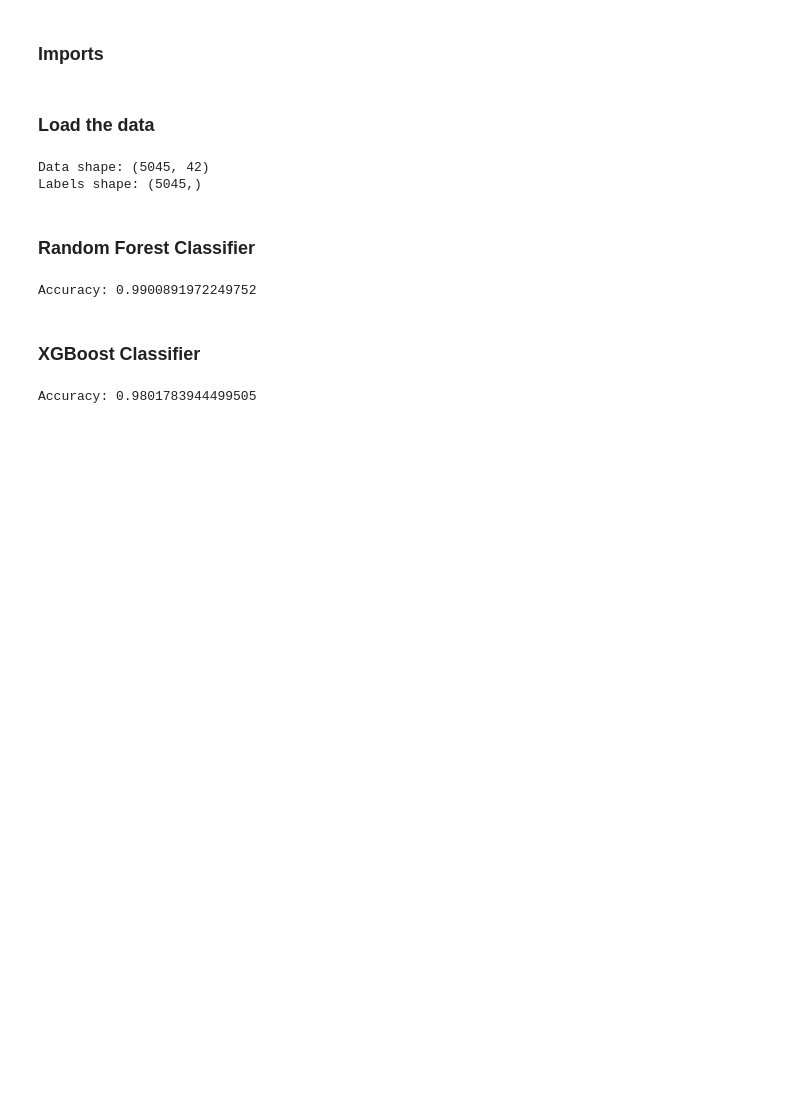
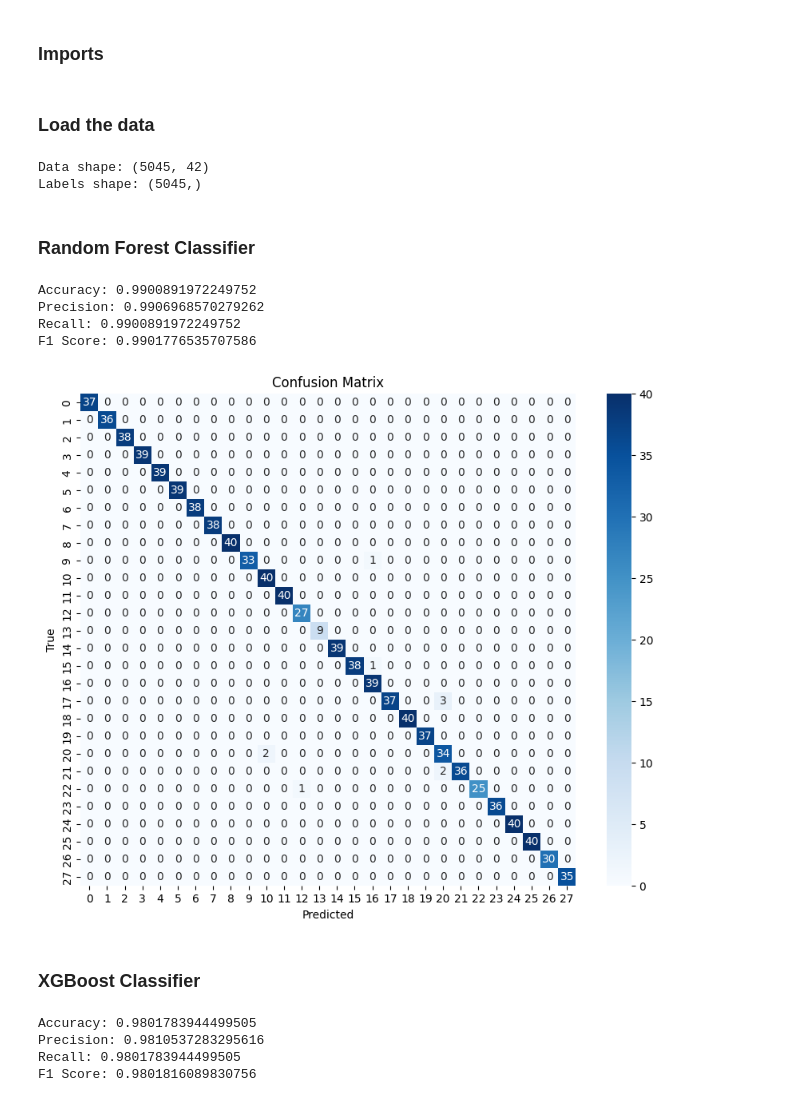
Before and after one commit to acyeow/asl_alphabet, a Jupyter notebook: 02_training_asl_alphabet.ipynb, the cells around one changed output. Saved outputs shown, nothing was run; the diff lists cells and outputs as text; code cells hidden in the pictures; blank space fills up the shorter version.

Commit message:
mlp and confusion matrix to visualize outputs

```diff
--- a/02_training_asl_alphabet.ipynb
+++ b/02_training_asl_alphabet.ipynb
@@ -28,14 +30,35 @@ x_train, x_test, y_train, y_test = train_test_split(data, labels, test_size=0.2,
 model = RandomForestClassifier(n_estimators=100, random_state=42)
 model.fit(x_train, y_train)
 y_pred = model.predict(x_test)
+
 accuracy = accuracy_score(y_test, y_pred)
+precision = precision_score(y_test, y_pred, average='weighted')
+recall = recall_score(y_test, y_pred, average='weighted')
+f1 = f1_score(y_test, y_pred, average='weighted')
+conf_matrix = confusion_matrix(y_test, y_pred)
+
 print(f'Accuracy: {accuracy}')
+print(f'Precision: {precision}')
+print(f'Recall: {recall}')
+print(f'F1 Score: {f1}')
 
 f = open('random_forest_baseline.pkl', 'wb')
 pickle.dump({'model': model}, f)
 f.close()
 # %% [output]
 Accuracy: 0.9900891972249752
+Precision: 0.9906968570279262
+Recall: 0.9900891972249752
+F1 Score: 0.9901776535707586
+# %%
+plt.figure(figsize=(10, 8))
+sns.heatmap(conf_matrix, annot=True, fmt='d', cmap='Blues', xticklabels=np.unique(labels), yticklabels=np.unique(labels))
+plt.xlabel('Predicted')
+plt.ylabel('True')
+plt.title('Confusion Matrix')
+plt.show()
+# %% [output]
+[figure, added]
 # %% [markdown]
 ### XGBoost Classifier
 # %%
@@ -43,11 +66,23 @@ Accuracy: 0.9900891972249752
 model = xgb.XGBClassifier(n_estimators=100, random_state=42)
 model.fit(x_train, y_train)
 y_pred = model.predict(x_test)
+
 accuracy = accuracy_score(y_test, y_pred)
+precision = precision_score(y_test, y_pred, average='weighted')
+recall = recall_score(y_test, y_pred, average='weighted')
+f1 = f1_score(y_test, y_pred, average='weighted')
+conf_matrix = confusion_matrix(y_test, y_pred)
+
 print(f'Accuracy: {accuracy}')
+print(f'Precision: {precision}')
+print(f'Recall: {recall}')
+print(f'F1 Score: {f1}')
 
 f = open('xgboost_baseline.pkl', 'wb')
 pickle.dump({'model': model}, f)
 f.close()
 # %% [output]
 Accuracy: 0.9801783944499505
+Precision: 0.9810537283295616
+Recall: 0.9801783944499505
+F1 Score: 0.9801816089830756
```
Also changed, not shown: parts of 7 cells of this notebook, 2 other files.
